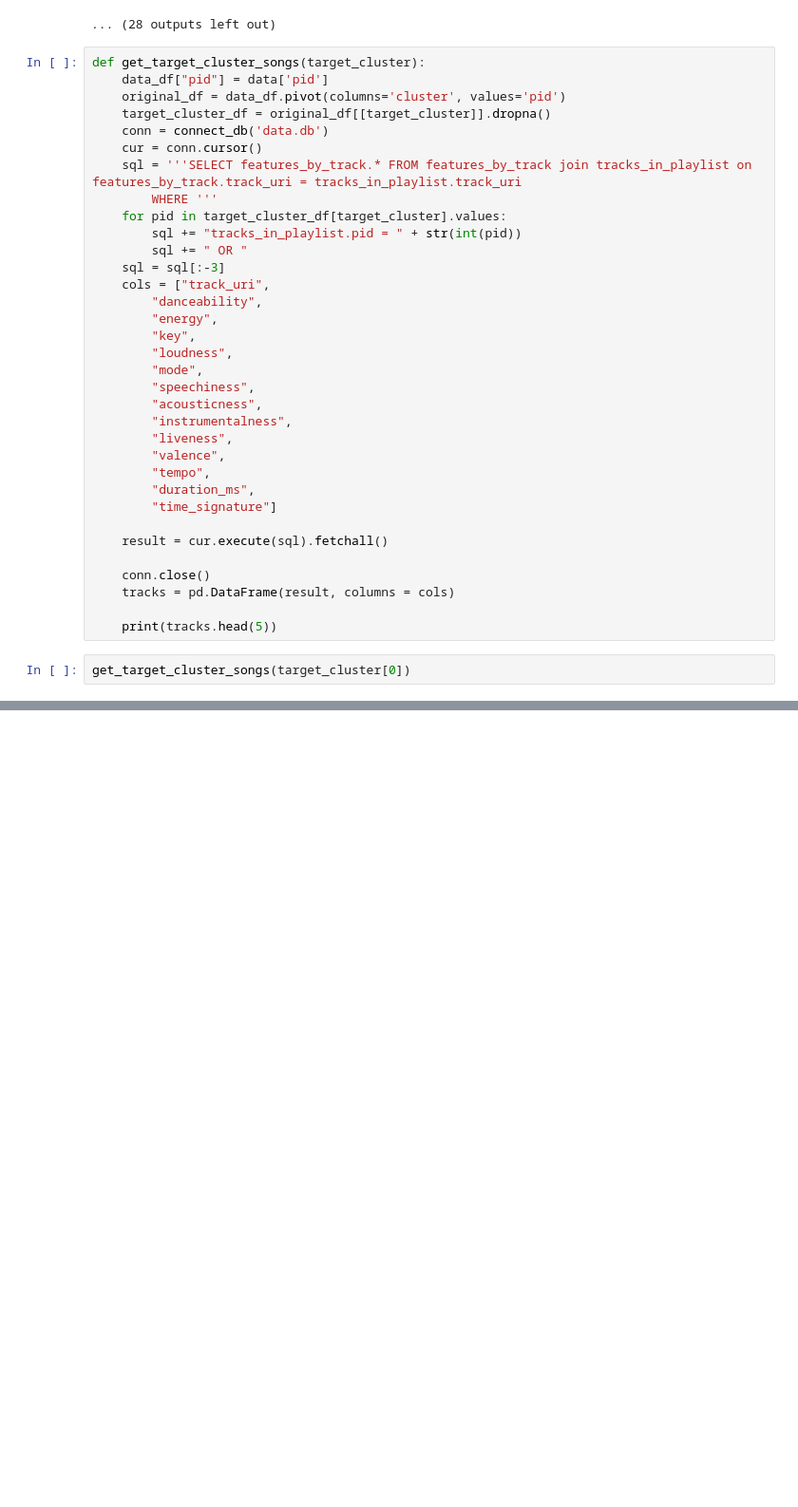
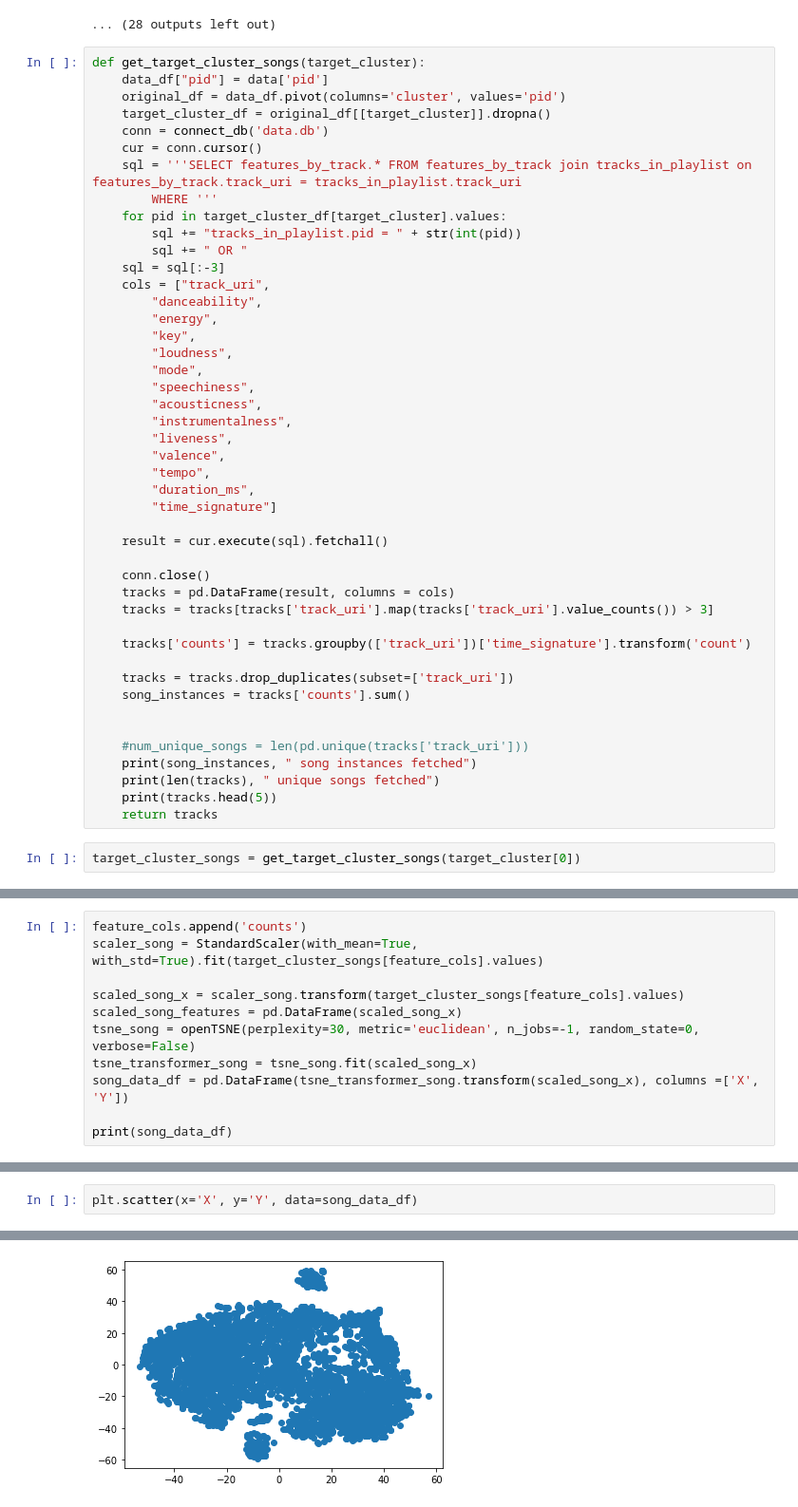
Before and after one commit to AlexanderFriedrichsen/cs254_playlist_project, a Jupyter notebook: k_means.ipynb, the cells around one changed output, grey strips where cells are left out. Shown at 95% size. Drawn from its saved outputs; the diff is of its cells as text; blank space fills up the shorter version.

Commit message:
Added song clustering

```diff
--- a/k_means.ipynb
+++ b/k_means.ipynb
@@ -230,8 +230,19 @@ def get_target_cluster_songs(target_cluster):
 
     conn.close()
     tracks = pd.DataFrame(result, columns = cols)
+    tracks = tracks[tracks['track_uri'].map(tracks['track_uri'].value_counts()) > 3]
 
+    tracks['counts'] = tracks.groupby(['track_uri'])['time_signature'].transform('count')
+
+    tracks = tracks.drop_duplicates(subset=['track_uri'])
+    song_instances = tracks['counts'].sum()
+
+
+    #num_unique_songs = len(pd.unique(tracks['track_uri']))
+    print(song_instances, " song instances fetched")
+    print(len(tracks), " unique songs fetched")
     print(tracks.head(5))
+    return tracks
 # %%
-get_target_cluster_songs(target_cluster[0])
+target_cluster_songs = get_target_cluster_songs(target_cluster[0])
 # %% [output]
@@ -240,0 +266,11 @@ OperationalError: near "tracks_in_playlist": syntax error
+# %%
+feature_cols.append('counts')
+scaler_song = StandardScaler(with_mean=True, with_std=True).fit(target_cluster_songs[feature_cols].values)
+
+scaled_song_x = scaler_song.transform(target_cluster_songs[feature_cols].values)
+scaled_song_features = pd.DataFrame(scaled_song_x)
+tsne_song = openTSNE(perplexity=30, metric='euclidean', n_jobs=-1, random_state=0, verbose=False)
+tsne_transformer_song = tsne_song.fit(scaled_song_x)
+song_data_df = pd.DataFrame(tsne_transformer_song.transform(scaled_song_x), columns =['X', 'Y'])
+
+print(song_data_df)
@@ -240,0 +292,3 @@ OperationalError: near "tracks_in_playlist": syntax error
+# %%
+plt.scatter(x='X', y='Y', data=song_data_df)
+# %% [output]
@@ -240,0 +296 @@ OperationalError: near "tracks_in_playlist": syntax error
+[figure, added]
```
Also changed, not shown: parts of 8 cells of this notebook, 1 other file.
